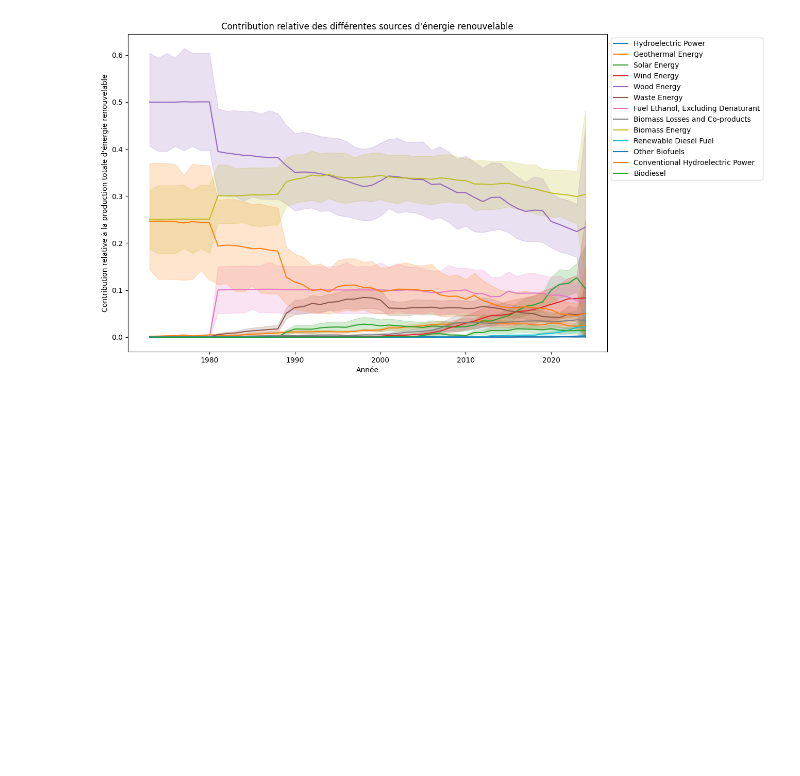
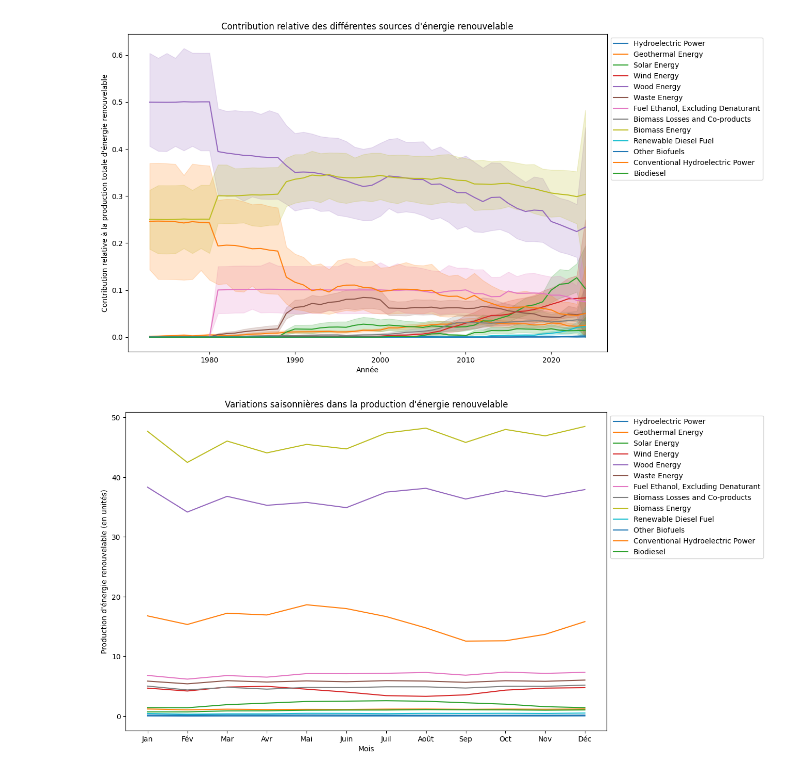
Before and after one commit to khelifaYacine/U.S.-Renewable-Energy-Consumption, a Jupyter notebook: EDA.ipynb, the cells around one changed output. Saved outputs shown, nothing was run; the diff lists cells and outputs as text; code cells hidden in the pictures; blank space fills up the shorter version.

```diff
--- a/EDA.ipynb
+++ b/EDA.ipynb
@@ -189,3 +189,19 @@ plt.legend(loc='upper left', bbox_to_anchor=(1, 1))
 plt.show()
 # %% [output]
 [figure]
+# %%
+# Agréger les données par mois pour obtenir la production d'énergie renouvelable moyenne pour chaque mois
+df_monthly = df.groupby('Month')[energy_sources].mean().reset_index()
+
+# Visualiser les moyennes mensuelles pour chaque source d'énergie renouvelable
+plt.figure(figsize=(12, 8))
+for source in energy_sources:
+    sns.lineplot(x='Month', y=source, data=df_monthly, label=source)
+plt.title('Variations saisonnières dans la production d\'énergie renouvelable')
+plt.xlabel('Mois')
+plt.ylabel('Production d\'énergie renouvelable (en unités)')
+plt.legend(loc='upper left', bbox_to_anchor=(1, 1))
+plt.xticks(range(1, 13), ['Jan', 'Fév', 'Mar', 'Avr', 'Mai', 'Juin', 'Juil', 'Août', 'Sep', 'Oct', 'Nov', 'Déc'])
+plt.show()
+# %% [output]
+[figure, added]
```
